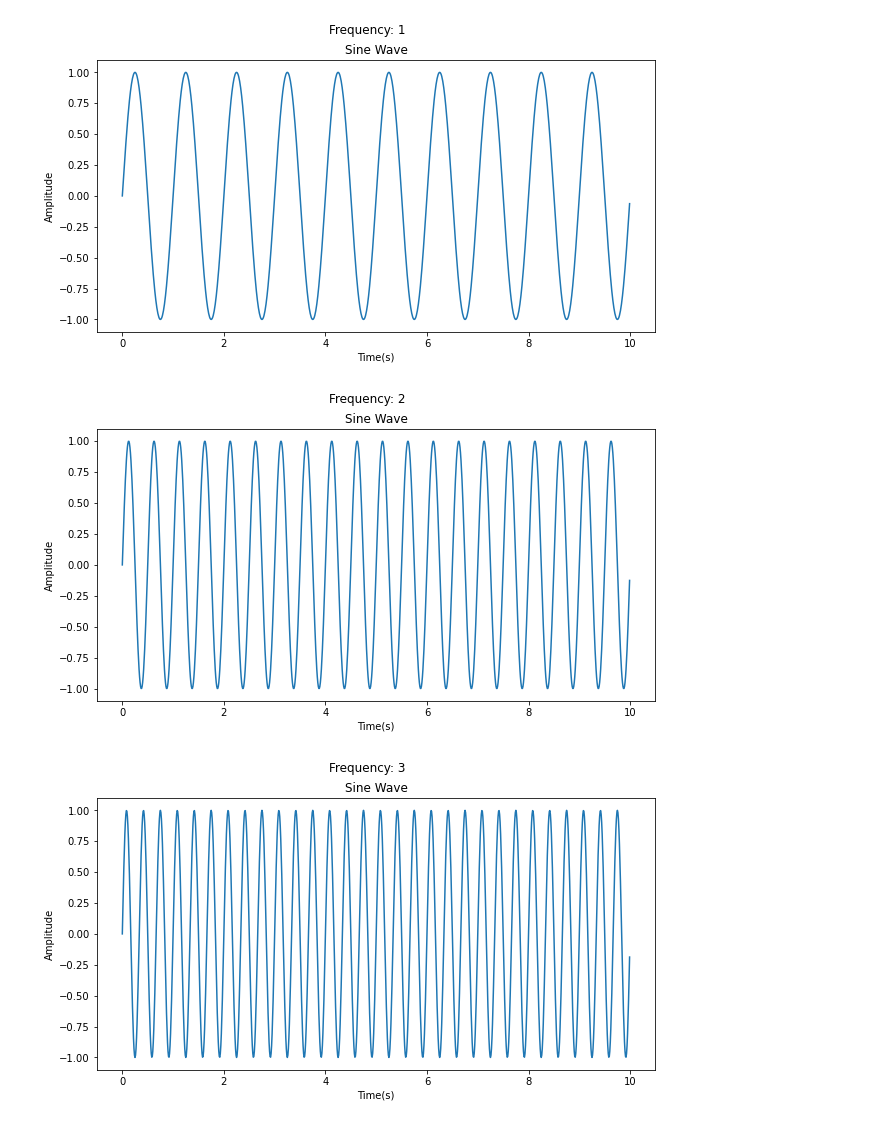
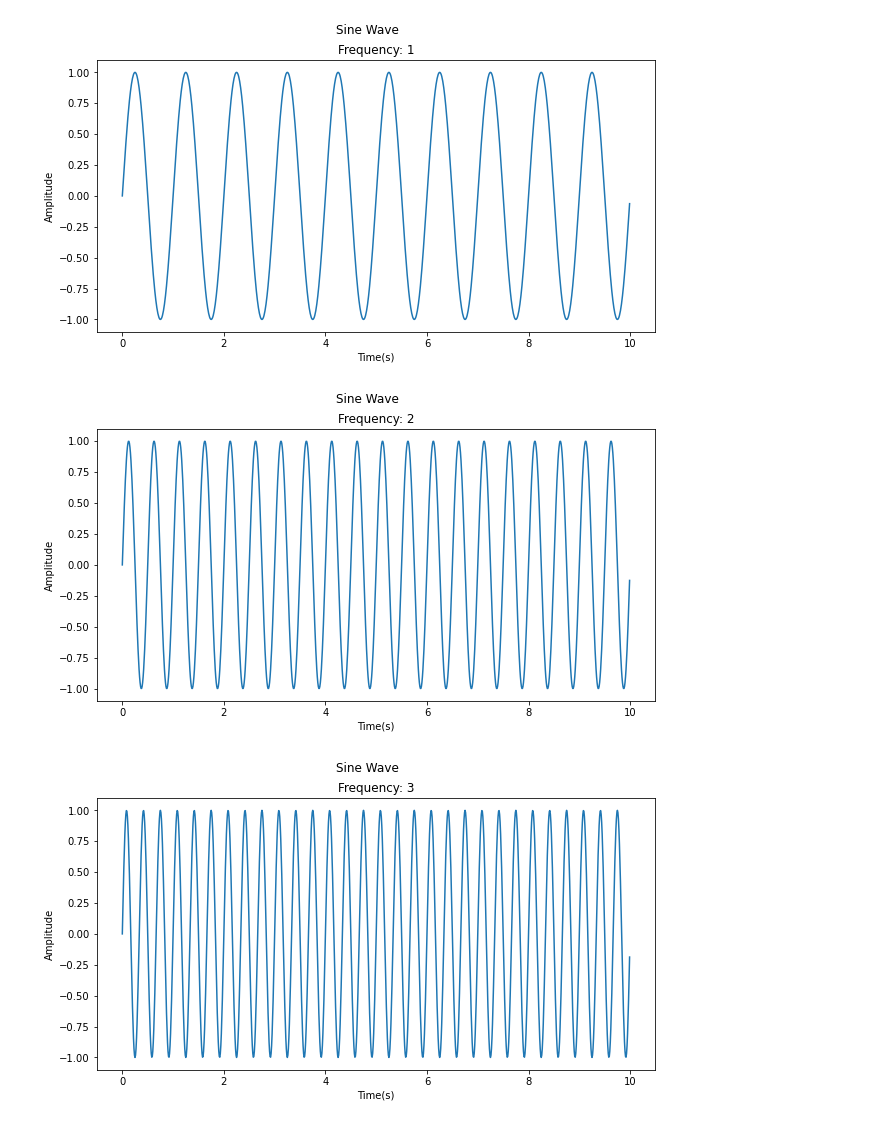
Before and after one commit to kankenny/cluttered-py-related-files, a Jupyter notebook: Physics.ipynb, the cells around one changed output. Drawn from its saved outputs; the diff is of its cells as text; code cells hidden in the pictures.

```diff
--- a/Physics.ipynb
+++ b/Physics.ipynb
@@ -4,31 +4,31 @@ import matplotlib.pyplot as plt
 # %%
 # SineWave: y(t) = A*sin(2*pi*f*t + phi)
 
 def plotSineWave(freqArr):
 
     A = 1      # Amplitude
     phi = 0    # starting position
     sr = 100   # num of data points(samples) in 1 second
 
     # numpy arange method returns evenly spaced values w/in
     # a given interval
     # args: startTime, stopTime, step
     time = np.arange(0, 10, 1/sr)
 
     for f in freqArr:
         y = A * np.sin(2*np.pi*f*time + phi)
 
         plt.figure(figsize=(10,5))
         plt.plot(time, y)
-        plt.suptitle("Frequency: " + str(f))
-        plt.title("Sine Wave")
+        plt.suptitle("Sine Wave")
+        plt.title("Frequency: " + str(f))
         plt.xlabel("Time(s)")
         plt.ylabel("Amplitude")
         plt.show()
 
 freqArr = [1, 2, 3, 4, 5]
 plotSineWave(freqArr)
 # %% [output]
-[figure, old version]
+[figure, new version]
-[figure, old version]
+[figure, new version]
-[figure, old version]
+[figure, new version]
```
Also changed, not shown: parts of 1 cell of this notebook, 8 other files.
